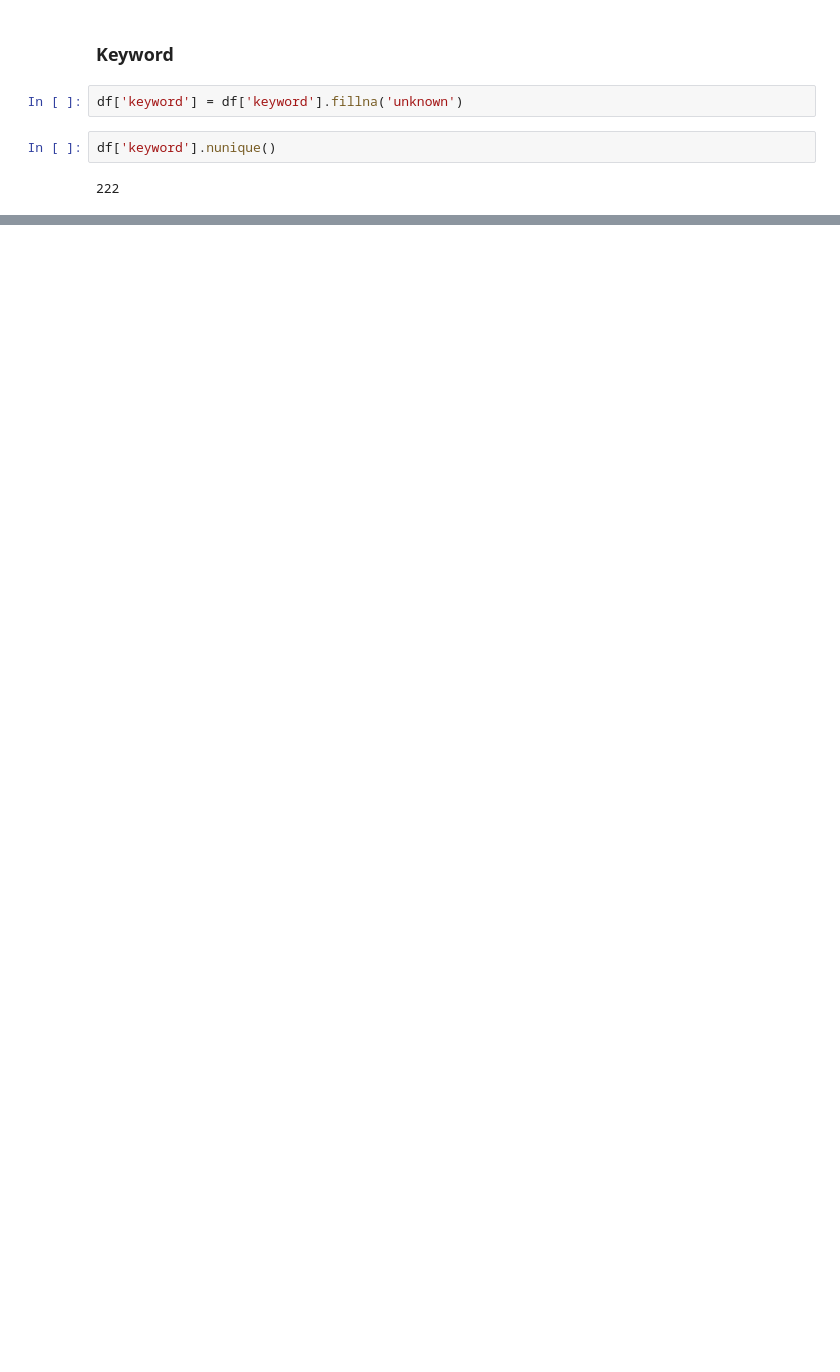
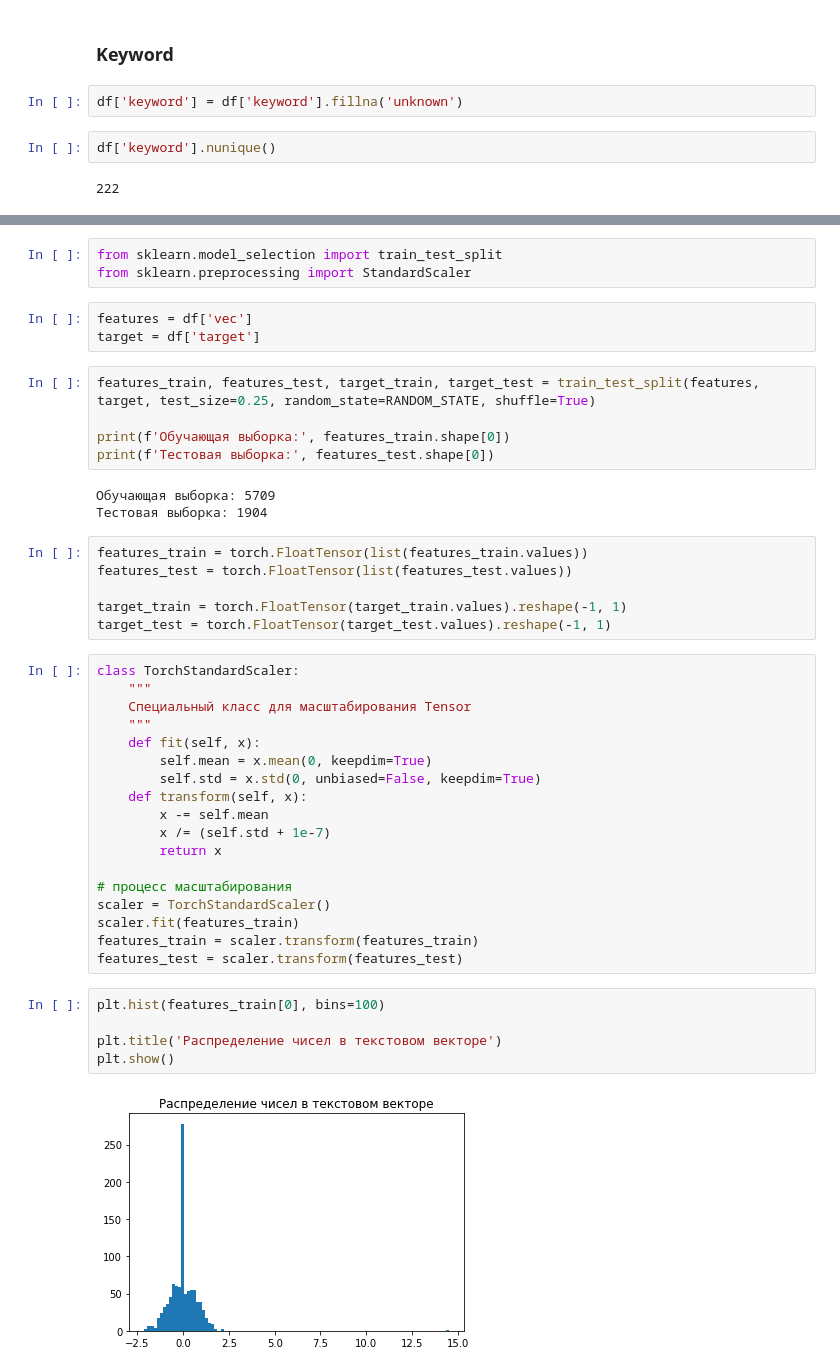
Before and after one commit to akrasnov87/natural-language-processing-with-disaster-tweets, a Jupyter notebook: main.ipynb, the cells around one changed output, grey strips where cells are left out. Saved outputs shown, nothing was run; the diff lists cells and outputs as text; blank space fills up the shorter version.

```diff
--- a/main.ipynb
+++ b/main.ipynb
@@ -221,0 +270,45 @@ df.head()
+# %%
+from sklearn.model_selection import train_test_split
+from sklearn.preprocessing import StandardScaler
+# %%
+features = df['vec']
+target = df['target']
+# %%
+features_train, features_test, target_train, target_test = train_test_split(features, target, test_size=0.25, random_state=RANDOM_STATE, shuffle=True)
+
+print(f'Обучающая выборка:', features_train.shape[0])
+print(f'Тестовая выборка:', features_test.shape[0])
+# %% [output]
+Обучающая выборка: 5709
+Тестовая выборка: 1904
+# %%
+features_train = torch.FloatTensor(list(features_train.values))
+features_test = torch.FloatTensor(list(features_test.values))
+
+target_train = torch.FloatTensor(target_train.values).reshape(-1, 1)
+target_test = torch.FloatTensor(target_test.values).reshape(-1, 1)
+# %%
+class TorchStandardScaler:
+    """
+    Специальный класс для масштабирования Tensor
+    """
+    def fit(self, x):
+        self.mean = x.mean(0, keepdim=True)
+        self.std = x.std(0, unbiased=False, keepdim=True)
+    def transform(self, x):
+        x -= self.mean
+        x /= (self.std + 1e-7)
+        return x
+
+# процесс масштабирования
+scaler = TorchStandardScaler()
+scaler.fit(features_train)
+features_train = scaler.transform(features_train)
+features_test = scaler.transform(features_test)
+# %%
+plt.hist(features_train[0], bins=100)
+
+plt.title('Распределение чисел в текстовом векторе')
+plt.show()
+# %% [output]
+[figure, added]
```
Also changed, not shown: parts of 32 cells of this notebook, 1 other file.
